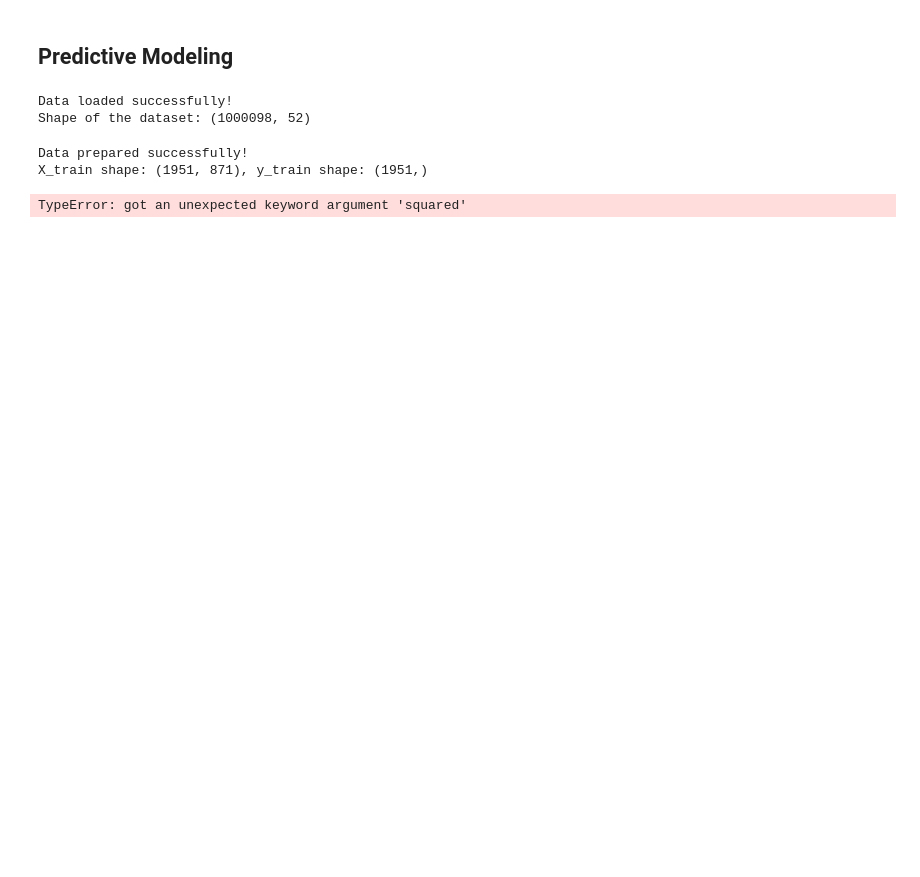
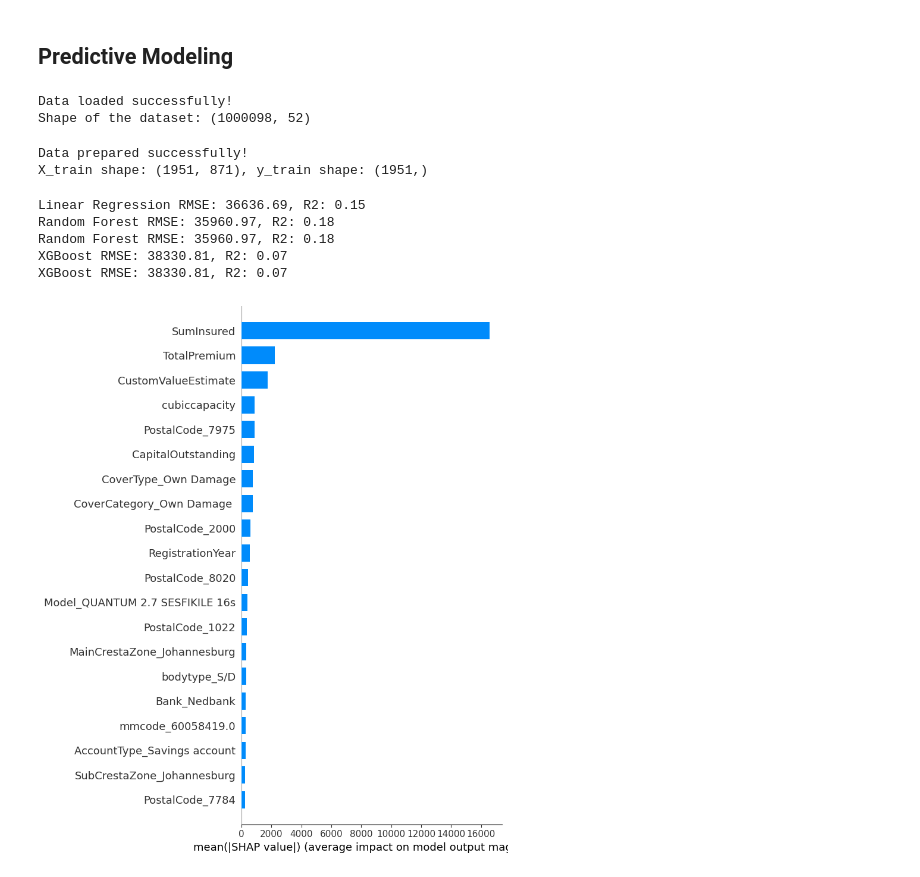
Before and after one commit to abelfx/End-to-End-Insurance-Risk-Analytics-Predictive-Modeling, a Jupyter notebook: notebooks/predictive_model.ipynb, the cells around one changed output. Cells and saved outputs as stored; diff of their text form; code cells hidden in the pictures; blank space fills up the shorter version.

```diff
--- a/notebooks/predictive_model.ipynb
+++ b/notebooks/predictive_model.ipynb
@@ -23,6 +23,7 @@ if df is not None:
 Data loaded successfully!
 Shape of the dataset: (1000098, 52)
 # %%
+import numpy as np
 # Filter policies with claims > 0
 df_claims = df[df["TotalClaims"] > 0].copy()
 
@@ -77,6 +78,11 @@ y = df_claims[target]
 # Train-test split
 X_train, X_test, y_train, y_test = train_test_split(X, y, test_size=0.3, random_state=42)
 
+# Ensure data is in a SHAP-compatible format (numeric)
+X_train = X_train.astype(np.float32)
+X_test = X_test.astype(np.float32)
+
+
 print("Data prepared successfully!")
 print(f"X_train shape: {X_train.shape}, y_train shape: {y_train.shape}")
 # %% [output]
@@ -109,4 +115,20 @@ xgbr.fit(X_train, y_train)
 y_pred_xgb = xgbr.predict(X_test)
 print(f"XGBoost RMSE: {np.sqrt(mean_squared_error(y_test, y_pred_xgb)):.2f}, R2: {r2_score(y_test, y_pred_xgb):.2f}")
 # %% [output]
-TypeError: got an unexpected keyword argument 'squared'
+Linear Regression RMSE: 36636.69, R2: 0.15
+Random Forest RMSE: 35960.97, R2: 0.18
+Random Forest RMSE: 35960.97, R2: 0.18
+XGBoost RMSE: 38330.81, R2: 0.07
+XGBoost RMSE: 38330.81, R2: 0.07
+# %%
+# %%
+import shap
+
+# Use Random Forest for SHAP explanation
+explainer = shap.Explainer(rf, X_train)
+shap_values = explainer(X_test)
+
+# Summary plot of top features
+shap.summary_plot(shap_values, X_test, plot_type="bar")
+# %% [output]
+[figure, added]
```
